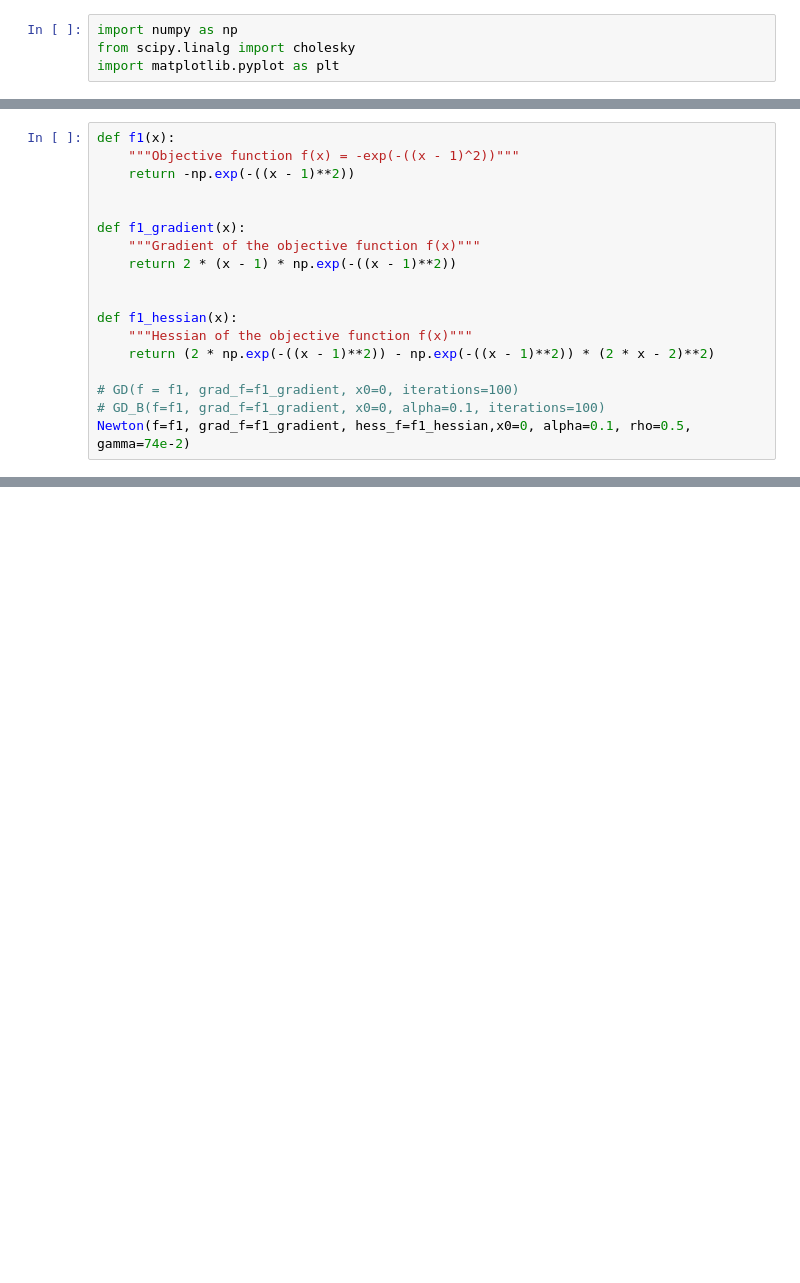
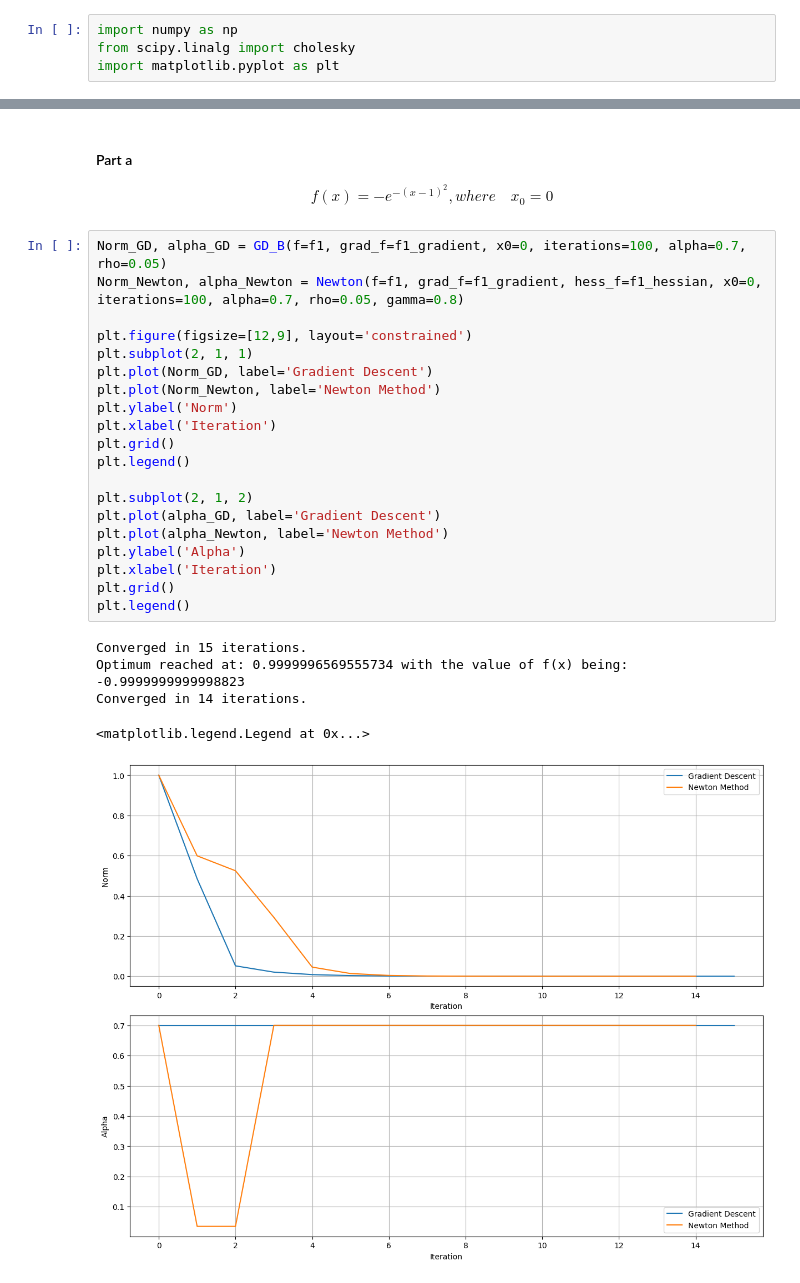
Before and after one commit to RiVer2000/ROB-GY-6323, a Jupyter notebook: Homework 2/Exercise_2.ipynb, the cells around one changed output, grey strips where cells are left out. Cells and saved outputs as stored; diff of their text form; blank space fills up the shorter version.

```diff
--- a/Homework 2/Exercise_2.ipynb
+++ b/Homework 2/Exercise_2.ipynb
@@ -202,18 +60,0 @@ def Newton(f, grad_f, hess_f, x0, iterations=100, tol=1e-4, alpha=1e-3, rho=0.1,
-# %%
-def f1(x):
-    """Objective function f(x) = -exp(-((x - 1)^2))"""
-    return -np.exp(-((x - 1)**2))
-
-
-def f1_gradient(x):
-    """Gradient of the objective function f(x)"""
-    return 2 * (x - 1) * np.exp(-((x - 1)**2))
-
-
-def f1_hessian(x):
-    """Hessian of the objective function f(x)"""
-    return (2 * np.exp(-((x - 1)**2)) - np.exp(-((x - 1)**2)) * (2 * x - 2)**2)
-
-# GD(f = f1, grad_f=f1_gradient, x0=0, iterations=100)
-# GD_B(f=f1, grad_f=f1_gradient, x0=0, alpha=0.1, iterations=100)
-Newton(f=f1, grad_f=f1_gradient, hess_f=f1_hessian,x0=0, alpha=0.1, rho=0.5, gamma=74e-2)
@@ -225,0 +162,31 @@ Final value of alpha = 0.1
+# %% [markdown]
+#### Part a
+$$
+f(x) = - e^{-(x-1)^2}, where \quad x_0 = 0
+$$
+# %%
+Norm_GD, alpha_GD = GD_B(f=f1, grad_f=f1_gradient, x0=0, iterations=100, alpha=0.7, rho=0.05)
+Norm_Newton, alpha_Newton = Newton(f=f1, grad_f=f1_gradient, hess_f=f1_hessian, x0=0, iterations=100, alpha=0.7, rho=0.05, gamma=0.8)
+
+plt.figure(figsize=[12,9], layout='constrained')
+plt.subplot(2, 1, 1)
+plt.plot(Norm_GD, label='Gradient Descent')
+plt.plot(Norm_Newton, label='Newton Method')
+plt.ylabel('Norm')
+plt.xlabel('Iteration')
+plt.grid()
+plt.legend()
+
+plt.subplot(2, 1, 2)
+plt.plot(alpha_GD, label='Gradient Descent')
+plt.plot(alpha_Newton, label='Newton Method')
+plt.ylabel('Alpha')
+plt.xlabel('Iteration')
+plt.grid()
+plt.legend()
+# %% [output]
+Converged in 15 iterations.
+Optimum reached at: 0.9999996569555734 with the value of f(x) being: -0.9999999999998823
+Converged in 14 iterations.
+<matplotlib.legend.Legend at 0x...>
+[figure, added]
```
Also changed, not shown: parts of 18 cells of this notebook, 3 other files.
